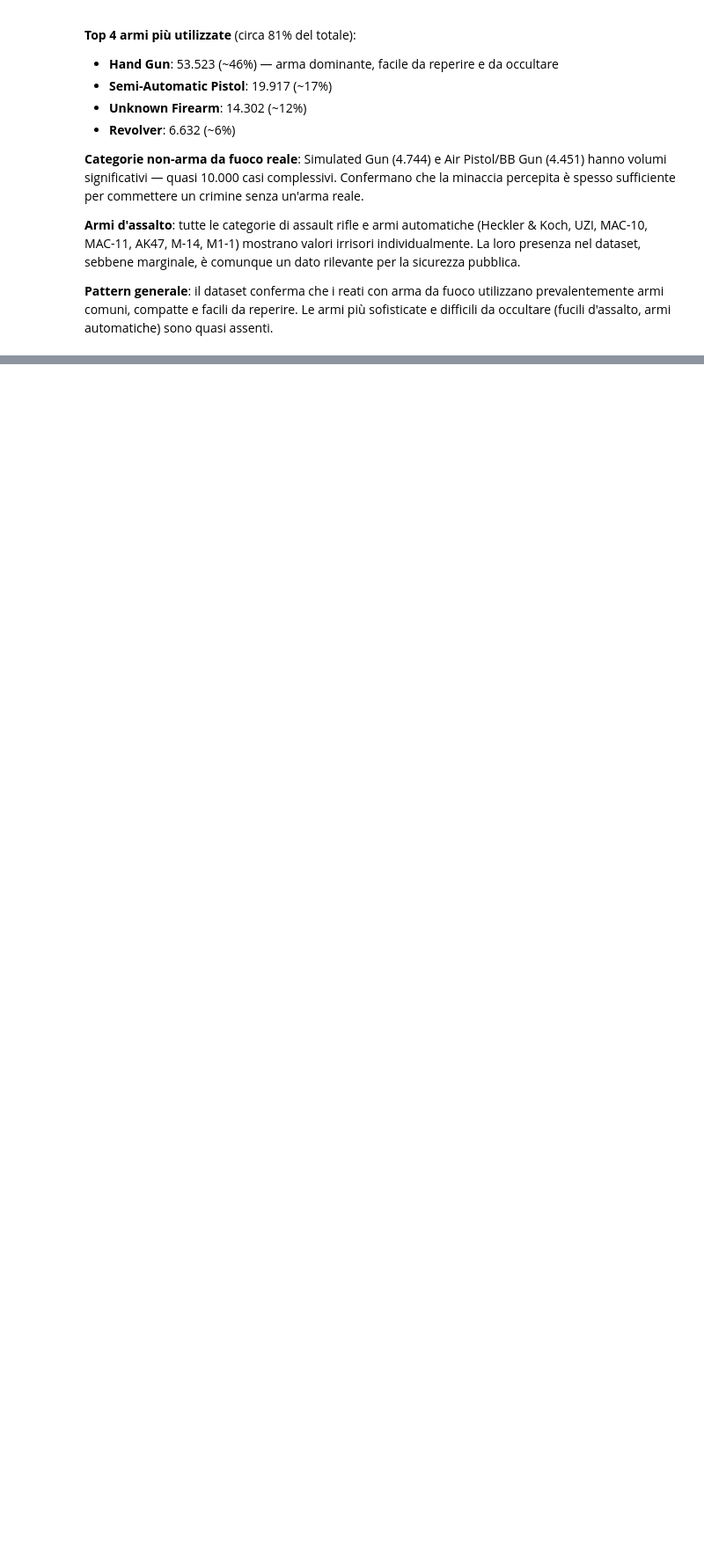
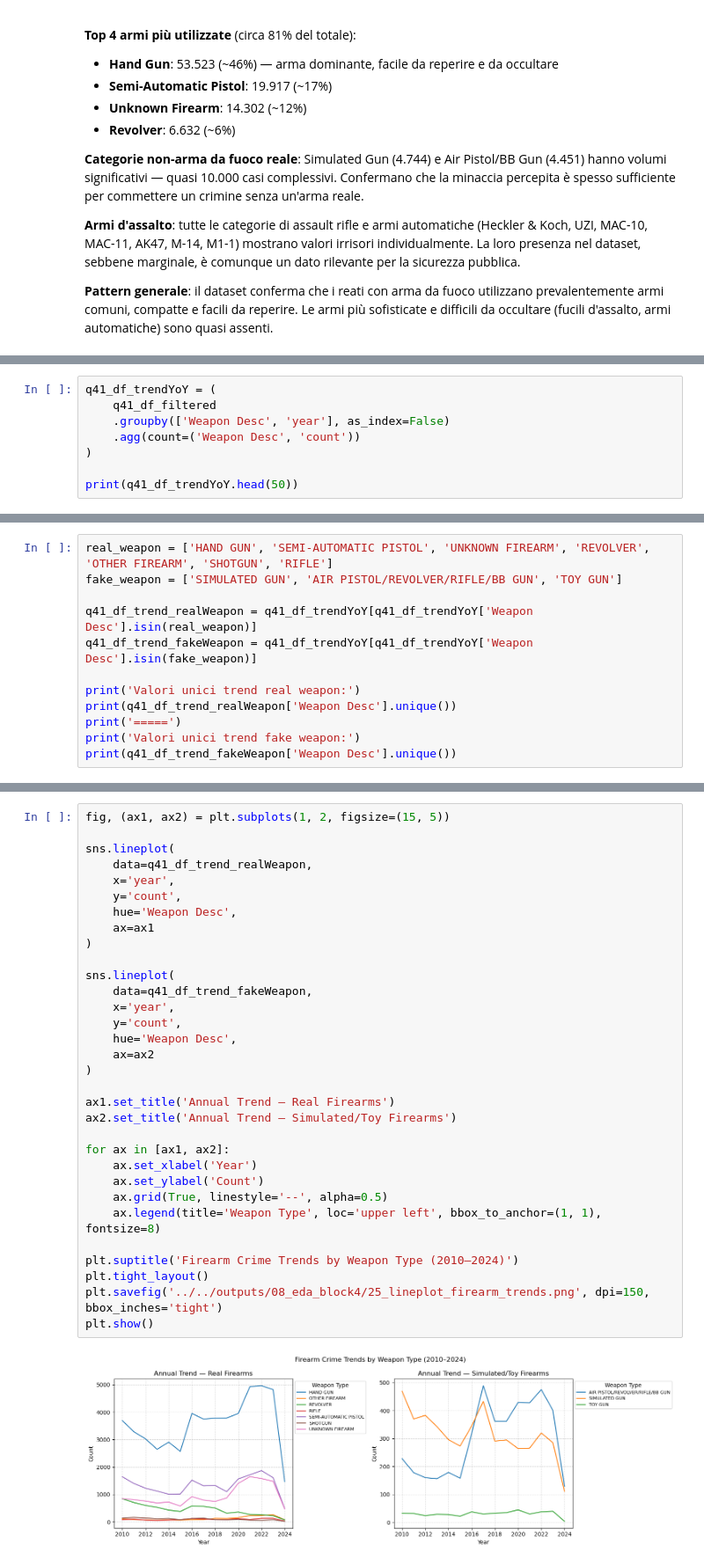
Before and after one commit to AnalystEca/lapd-crime-data, a Jupyter notebook: notebooks/02_analyze/08_eda_block4.ipynb, the cells around one changed output, grey strips where cells are left out. Shown at 88% size. Drawn from its saved outputs; the diff is of its cells as text; blank space fills up the shorter version.

Commit message:
Q4.1 firearm crimes: area, weapon type and annual trend charts

```diff
--- a/notebooks/02_analyze/08_eda_block4.ipynb
+++ b/notebooks/02_analyze/08_eda_block4.ipynb
@@ -274,0 +289,8 @@ armi automatiche) sono quasi assenti.
+# %%
+q41_df_trendYoY = (
+    q41_df_filtered
+    .groupby(['Weapon Desc', 'year'], as_index=False)
+    .agg(count=('Weapon Desc', 'count'))
+)
+
+print(q41_df_trendYoY.head(50))
@@ -274,0 +315,12 @@ armi automatiche) sono quasi assenti.
+# %%
+real_weapon = ['HAND GUN', 'SEMI-AUTOMATIC PISTOL', 'UNKNOWN FIREARM', 'REVOLVER', 'OTHER FIREARM', 'SHOTGUN', 'RIFLE']
+fake_weapon = ['SIMULATED GUN', 'AIR PISTOL/REVOLVER/RIFLE/BB GUN', 'TOY GUN']
+
+q41_df_trend_realWeapon = q41_df_trendYoY[q41_df_trendYoY['Weapon Desc'].isin(real_weapon)]
+q41_df_trend_fakeWeapon = q41_df_trendYoY[q41_df_trendYoY['Weapon Desc'].isin(fake_weapon)]
+
+print('Valori unici trend real weapon:')
+print(q41_df_trend_realWeapon['Weapon Desc'].unique())
+print('=====')
+print('Valori unici trend fake weapon:')
+print(q41_df_trend_fakeWeapon['Weapon Desc'].unique())
@@ -274,0 +334,34 @@ armi automatiche) sono quasi assenti.
+# %%
+fig, (ax1, ax2) = plt.subplots(1, 2, figsize=(15, 5))
+
+sns.lineplot(
+    data=q41_df_trend_realWeapon,
+    x='year',
+    y='count',
+    hue='Weapon Desc',
+    ax=ax1
+)
+
+sns.lineplot(
+    data=q41_df_trend_fakeWeapon,
+    x='year',
+    y='count',
+    hue='Weapon Desc',
+    ax=ax2
+)
+
+ax1.set_title('Annual Trend — Real Firearms')
+ax2.set_title('Annual Trend — Simulated/Toy Firearms')
+
+for ax in [ax1, ax2]:
+    ax.set_xlabel('Year')
+    ax.set_ylabel('Count')
+    ax.grid(True, linestyle='--', alpha=0.5)
+    ax.legend(title='Weapon Type', loc='upper left', bbox_to_anchor=(1, 1), fontsize=8)
+
+plt.suptitle('Firearm Crime Trends by Weapon Type (2010–2024)')
+plt.tight_layout()
+plt.savefig('../../outputs/08_eda_block4/25_lineplot_firearm_trends.png', dpi=150, bbox_inches='tight')
+plt.show()
+# %% [output]
+[figure, added]
```
Also changed, not shown: parts of 4 cells of this notebook, 1 other file.
